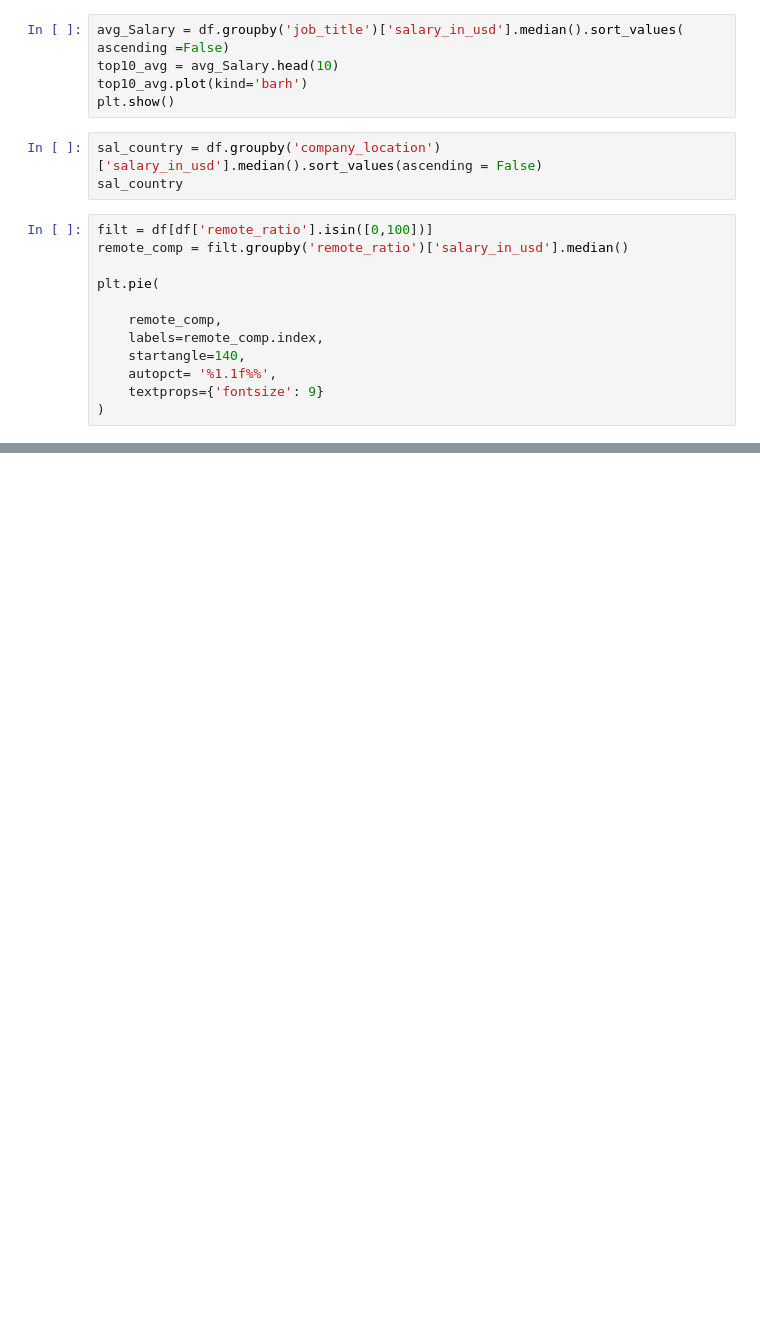
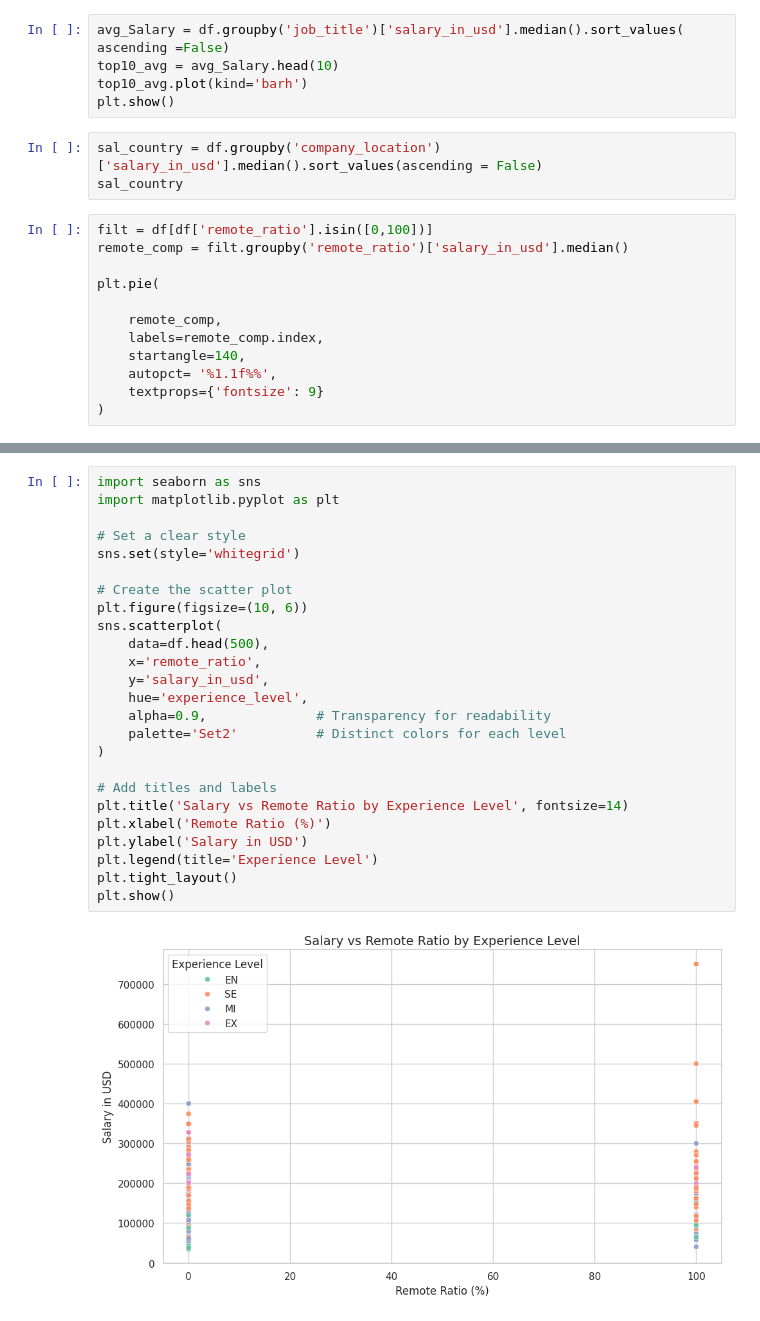
Before and after one commit to alaaguedda/python-Colab-Trainer, a Jupyter notebook: jupyter.ipynb, the cells around one changed output, grey strips where cells are left out. Saved outputs shown, nothing was run; the diff lists cells and outputs as text; blank space fills up the shorter version.

```diff
--- a/jupyter.ipynb
+++ b/jupyter.ipynb
@@ -127,0 +153,27 @@ avg_year.plot(kind='line')
+# %%
+import seaborn as sns
+import matplotlib.pyplot as plt
+
+# Set a clear style
+sns.set(style='whitegrid')
+
+# Create the scatter plot
+plt.figure(figsize=(10, 6))
+sns.scatterplot(
+    data=df.head(500),
+    x='remote_ratio',
+    y='salary_in_usd',
+    hue='experience_level',
+    alpha=0.9,              # Transparency for readability
+    palette='Set2'          # Distinct colors for each level
+)
+
+# Add titles and labels
+plt.title('Salary vs Remote Ratio by Experience Level', fontsize=14)
+plt.xlabel('Remote Ratio (%)')
+plt.ylabel('Salary in USD')
+plt.legend(title='Experience Level')
+plt.tight_layout()
+plt.show()
+# %% [output]
+[figure, added]
```
Also changed, not shown: parts of 7 cells of this notebook.
